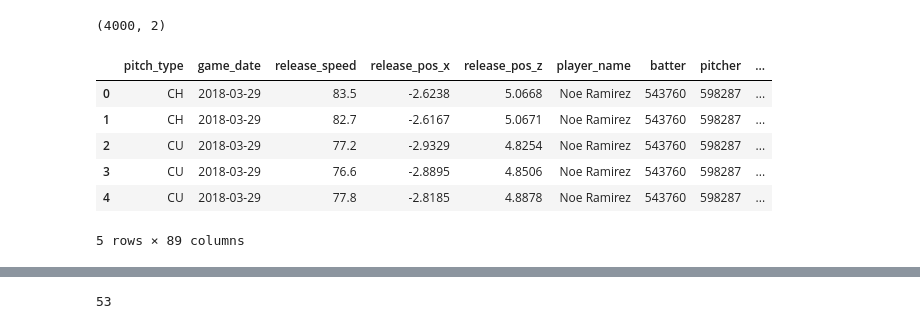
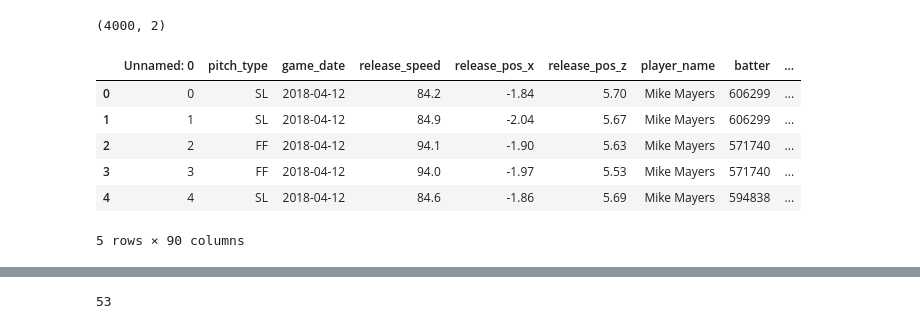
Before and after one commit to dantegates/mlb-statcast, a Jupyter notebook: what-to-expect-from-pete-alonso.ipynb, the cells around one changed output, grey strips where cells are left out. Cells and saved outputs as stored; diff of their text form; code cells hidden in the pictures.

```diff
--- a/what-to-expect-from-pete-alonso.ipynb
+++ b/what-to-expect-from-pete-alonso.ipynb
@@ -206,13 +222,13 @@ ppc['homers'].shape
 # %%
 import pandas as pd
 
-df_statcast = pd.read_csv('statcast-2019-10-21.csv.gz')
+df_statcast = pd.read_csv('statcast-2019-10-21.csv')
 df_statcast.head()
 # %% [output]
-|  | pitch_type | game_date | release_speed | release_pos_x | release_pos_z | player_name | batter | pitcher | ... |
-| 0 | CH | 2018-03-29 | 83.5 | -2.6238 | 5.0668 | Noe Ramirez | 543760 | 598287 | ... |
-| 1 | CH | 2018-03-29 | 82.7 | -2.6167 | 5.0671 | Noe Ramirez | 543760 | 598287 | ... |
-| 2 | CU | 2018-03-29 | 77.2 | -2.9329 | 4.8254 | Noe Ramirez | 543760 | 598287 | ... |
-| 3 | CU | 2018-03-29 | 76.6 | -2.8895 | 4.8506 | Noe Ramirez | 543760 | 598287 | ... |
-| 4 | CU | 2018-03-29 | 77.8 | -2.8185 | 4.8878 | Noe Ramirez | 543760 | 598287 | ... |
+|  | Unnamed: 0 | pitch_type | game_date | release_speed | release_pos_x | release_pos_z | player_name | batter | ... |
+| 0 | 0 | SL | 2018-04-12 | 84.2 | -1.84 | 5.70 | Mike Mayers | 606299 | ... |
+| 1 | 1 | SL | 2018-04-12 | 84.9 | -2.04 | 5.67 | Mike Mayers | 606299 | ... |
+| 2 | 2 | FF | 2018-04-12 | 94.1 | -1.90 | 5.63 | Mike Mayers | 571740 | ... |
+| 3 | 3 | FF | 2018-04-12 | 94.0 | -1.97 | 5.53 | Mike Mayers | 571740 | ... |
+| 4 | 4 | SL | 2018-04-12 | 84.6 | -1.86 | 5.69 | Mike Mayers | 594838 | ... |
-5 rows × 89 columns
+5 rows × 90 columns
```
Also changed, not shown: parts of 19 cells of this notebook.
